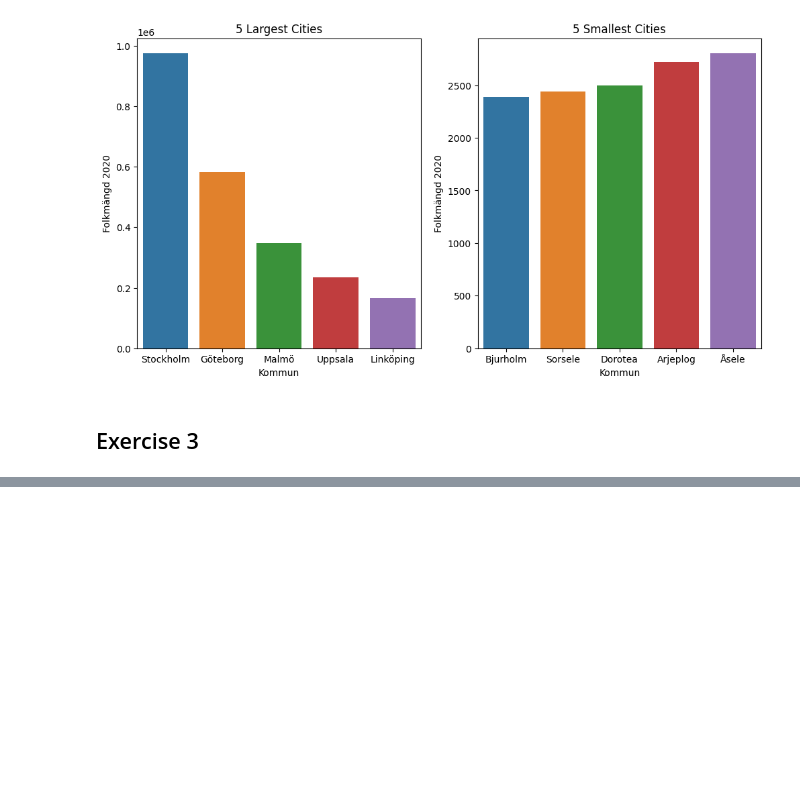
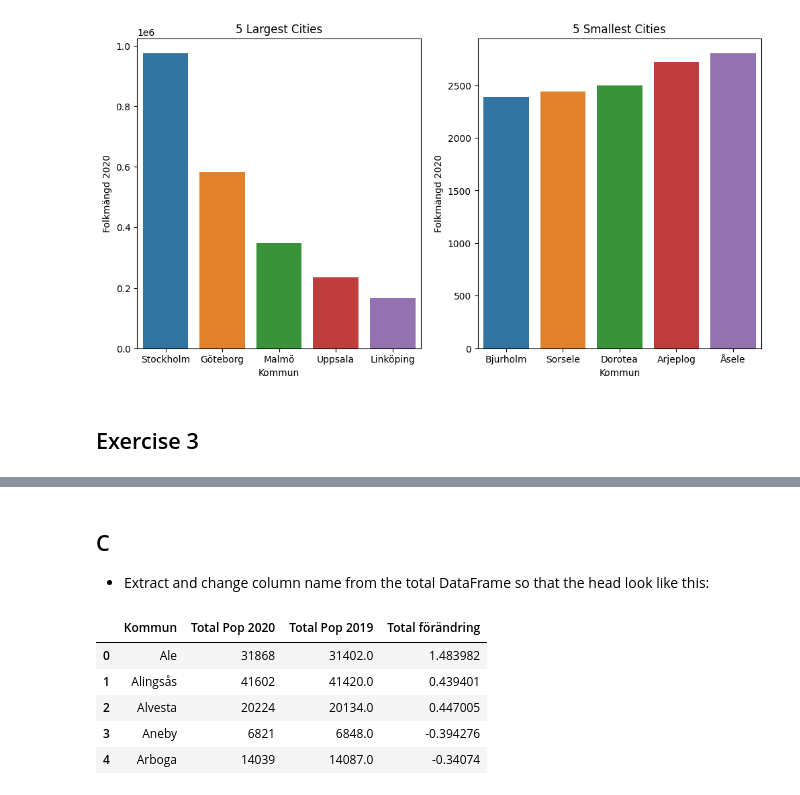
Before and after one commit to Danneftw1/Databehandling-Daniel-Nilsson, a Jupyter notebook: Exercises-Data-Behandling/Exercises-00.ipynb, the cells around one changed output, grey strips where cells are left out. Drawn from its saved outputs; the diff is of its cells as text; code cells hidden in the pictures; blank space fills up the shorter version.

```diff
--- a/Exercises-Data-Behandling/Exercises-00.ipynb
+++ b/Exercises-Data-Behandling/Exercises-00.ipynb
@@ -218,0 +176,29 @@ df_women.head()
+# %% [markdown]
+## C
+- Extract and change column name from the total DataFrame so that the head look like this:
+# %%
+df_total = pd.read_excel("../Data/komtopp50_2020.xlsx", sheet_name="Totalt")
+
+# ändrar namnen på columnerna
+df_total.rename(columns={
+    "Unnamed: 2": "Kommun",
+    "Unnamed: 3": "Total Pop 2020",
+    "Unnamed: 4": "Total Pop 2019",
+    "Unnamed: 5": "Total förändring"},
+    inplace=True)
+
+df_total.drop(df_total.index[0:6], inplace=True) # tar bort första raderna
+df_total.reset_index(drop= True, inplace=True) # resettar indexen, 'drop' tar bort index kolumnen
+
+# tar bort två kolumner
+df_total.pop("Unnamed: 0")
+df_total.pop("Unnamed: 1")
+
+df_total.head()
+# %% [output]
+|  | Kommun | Total Pop 2020 | Total Pop 2019 | Total förändring |
+| 0 | Ale | 31868 | 31402.0 | 1.483982 |
+| 1 | Alingsås | 41602 | 41420.0 | 0.439401 |
+| 2 | Alvesta | 20224 | 20134.0 | 0.447005 |
+| 3 | Aneby | 6821 | 6848.0 | -0.394276 |
+| 4 | Arboga | 14039 | 14087.0 | -0.34074 |
```
Also changed, not shown: parts of 10 cells of this notebook, 1 other file.
